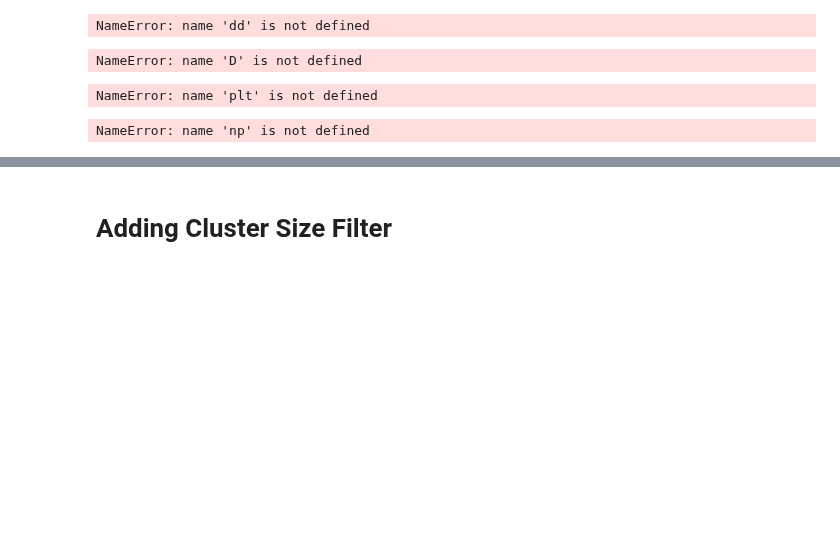
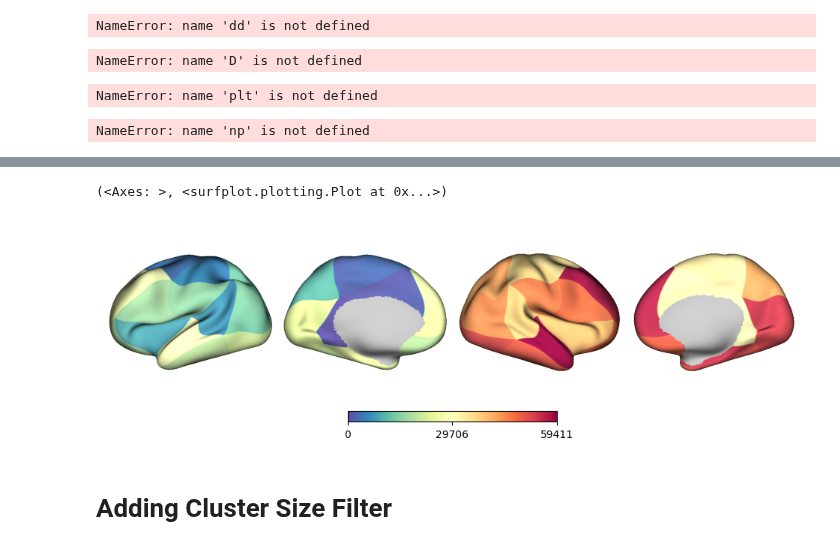
Before and after one commit to cole-khamnei/precision_mapping, a Jupyter notebook: notebooks/dev_nb.ipynb, the cells around one changed output, grey strips where cells are left out. Cells and saved outputs as stored; diff of their text form; code cells hidden in the pictures; blank space fills up the shorter version.

```diff
--- a/notebooks/dev_nb.ipynb
+++ b/notebooks/dev_nb.ipynb
@@ -105,3 +145,8 @@ pm.distances.parallel_build_sparse_geodesic_matrix(coords, triangles, max_dist=2
+# %%
+pm.surface_mapping.surface_plot(ms, cmap=plt.cm.Spectral_r)
+# %% [output]
+(<Axes: >, <surfplot.plotting.Plot at 0x...>)
+[figure, added]
 # %% [markdown]
 # Adding Cluster Size Filter
 # %%
```
Also changed, not shown: parts of 12 cells of this notebook.
